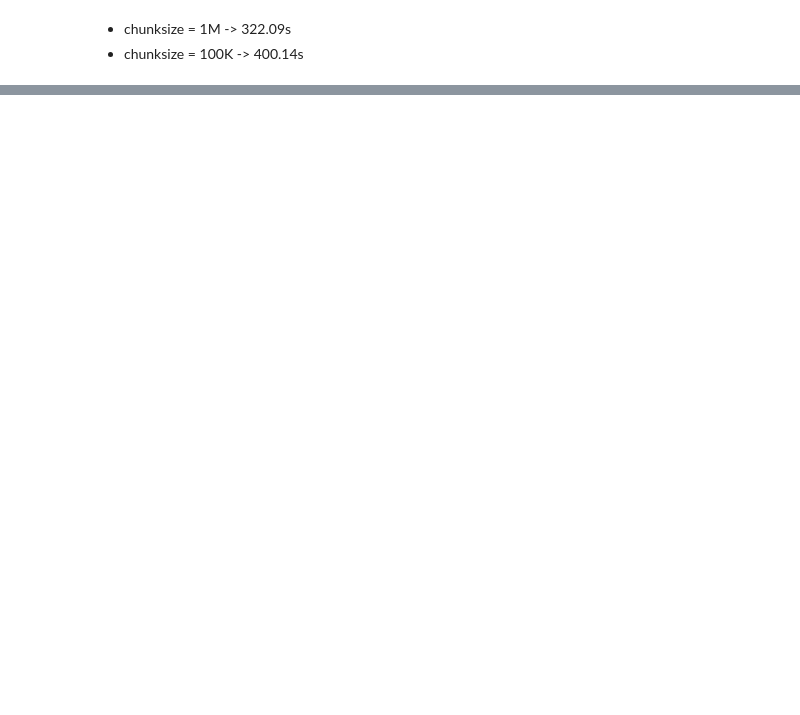
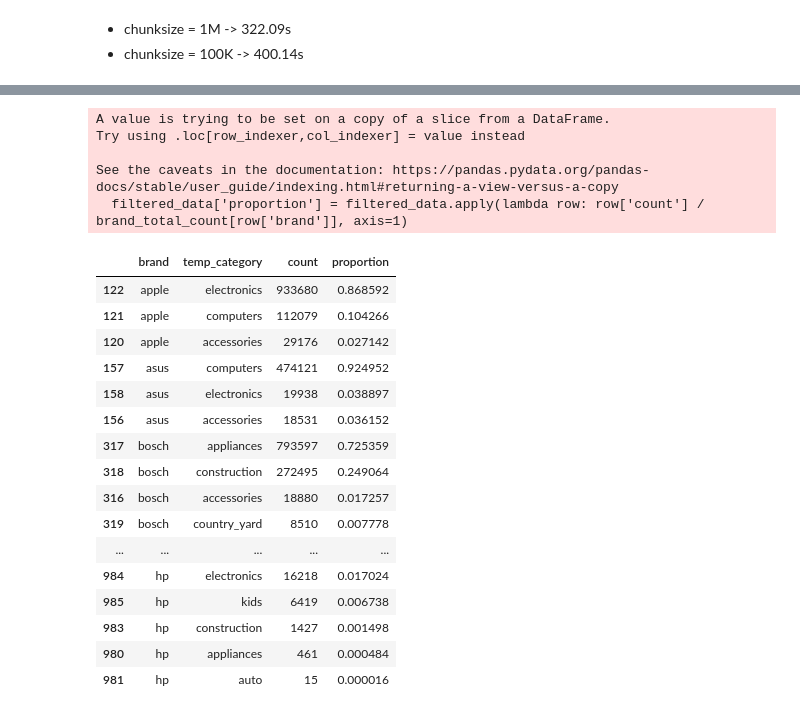
Before and after one commit to thien20/Handling-Data, a Jupyter notebook: analyst1.ipynb, the cells around one changed output, grey strips where cells are left out. Saved outputs shown, nothing was run; the diff lists cells and outputs as text; code cells hidden in the pictures; blank space fills up the shorter version.

```diff
--- a/analyst1.ipynb
+++ b/analyst1.ipynb
@@ -185,0 +284,38 @@ memory usage: 308.2+ KB
+# %%
+# Get the 10 most popular brands
+top_10_brands = popular_brand.head(10)['brand'].tolist()
+
+# Filter the data for the top 10 brands
+filtered_data = popular_category_in_brand[popular_category_in_brand['brand'].isin(top_10_brands)]
+
+# Compute the total count for each brand
+brand_total_count = filtered_data.groupby('brand')['count'].sum()
+
+# Compute the proportion of each category in the 10 most popular brands
+filtered_data['proportion'] = filtered_data.apply(lambda row: row['count'] / brand_total_count[row['brand']], axis=1)
+
+# Sort the data by brand and count in descending order
+filtered_data.sort_values(by=['brand', 'count'], ascending=[True, False]).head(20)
+# %% [output]
+A value is trying to be set on a copy of a slice from a DataFrame.
+Try using .loc[row_indexer,col_indexer] = value instead
+
+See the caveats in the documentation: https://pandas.pydata.org/pandas-docs/stable/user_guide/indexing.html#returning-a-view-versus-a-copy
+  filtered_data['proportion'] = filtered_data.apply(lambda row: row['count'] / brand_total_count[row['brand']], axis=1)
+|  | brand | temp_category | count | proportion |
+| 122 | apple | electronics | 933680 | 0.868592 |
+| 121 | apple | computers | 112079 | 0.104266 |
+| 120 | apple | accessories | 29176 | 0.027142 |
+| 157 | asus | computers | 474121 | 0.924952 |
+| 158 | asus | electronics | 19938 | 0.038897 |
+| 156 | asus | accessories | 18531 | 0.036152 |
+| 317 | bosch | appliances | 793597 | 0.725359 |
+| 318 | bosch | construction | 272495 | 0.249064 |
+| 316 | bosch | accessories | 18880 | 0.017257 |
+| 319 | bosch | country_yard | 8510 | 0.007778 |
+| ... | ... | ... | ... | ... |
+| 984 | hp | electronics | 16218 | 0.017024 |
+| 985 | hp | kids | 6419 | 0.006738 |
+| 983 | hp | construction | 1427 | 0.001498 |
+| 980 | hp | appliances | 461 | 0.000484 |
+| 981 | hp | auto | 15 | 0.000016 |
```
Also changed, not shown: parts of 22 cells of this notebook, 1 other file.
